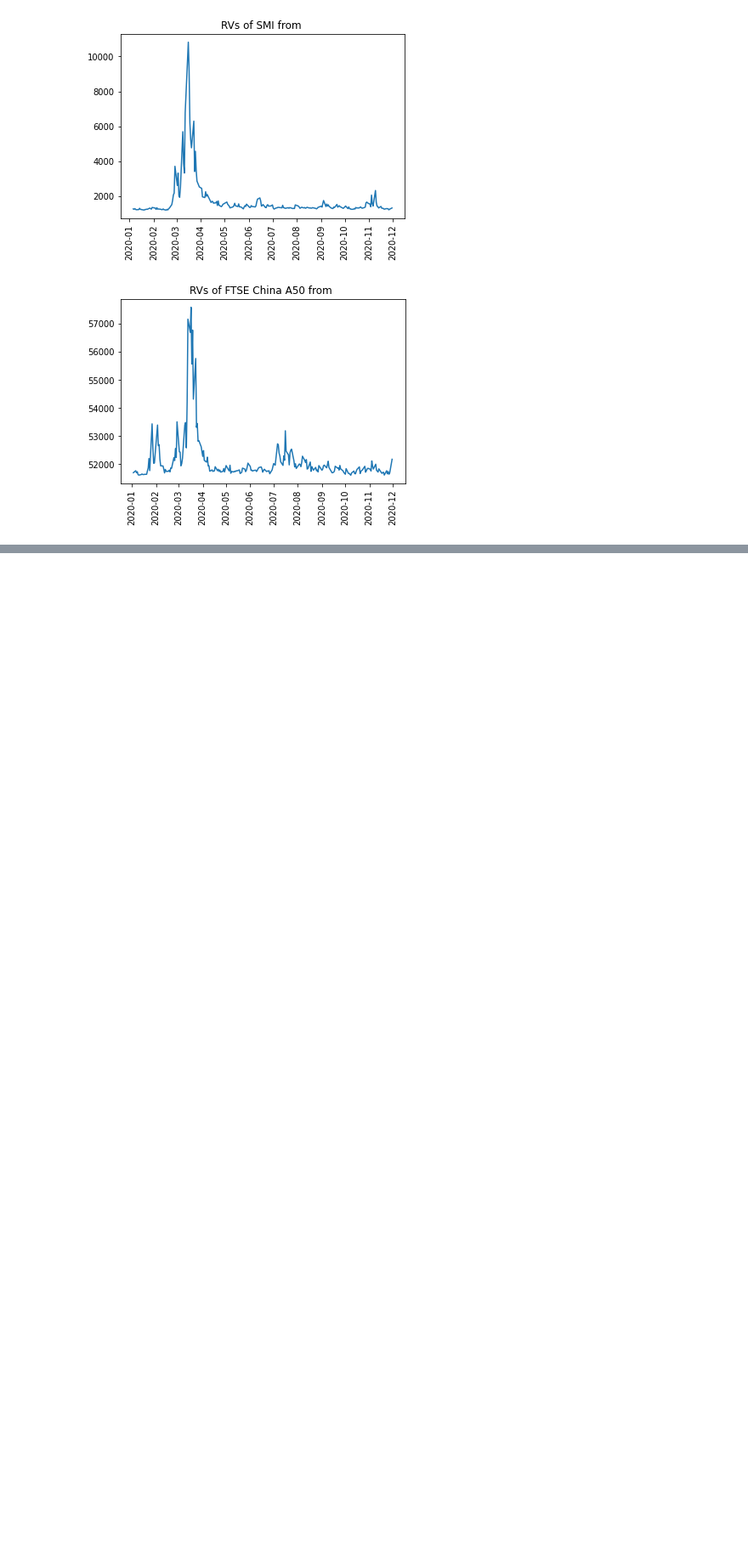
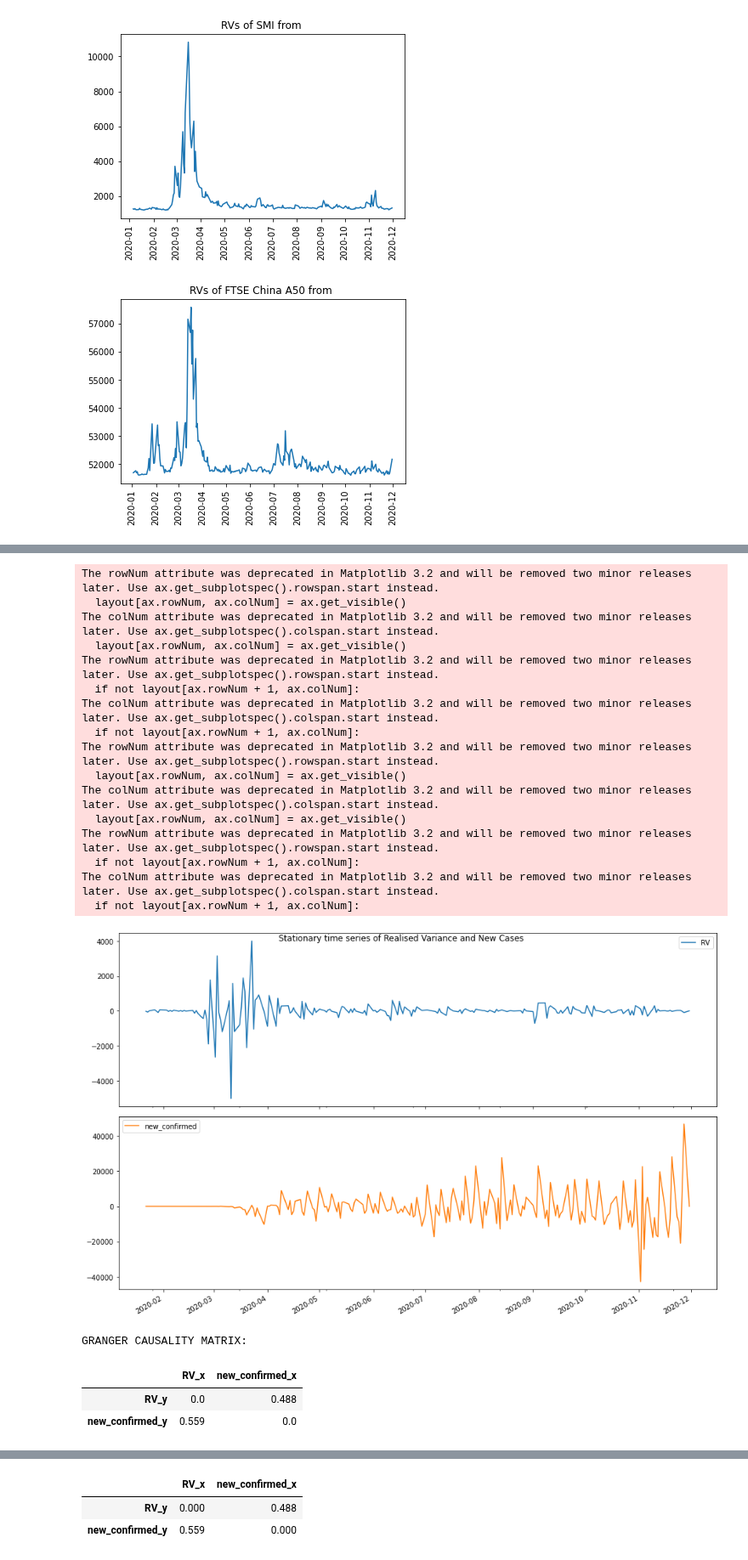
Before and after one commit to anitamezzetti/covid_impact_stocks_volatility, a Jupyter notebook: HienRealisedVarianceByCountry.ipynb, the cells around one changed output, grey strips where cells are left out. Shown at 85% size. Drawn from its saved outputs; the diff is of its cells as text; code cells hidden in the pictures; blank space fills up the shorter version.

```diff
--- a/HienRealisedVarianceByCountry.ipynb
+++ b/HienRealisedVarianceByCountry.ipynb
@@ -84,0 +136,5 @@ dfs["USA"].head(10)
+# %%
+us_merged = pd.merge(us_rvs[["RV"]], dfs["USA"][["new_confirmed"]], how="inner", left_index=True,
+                      right_index=True)
+granger_causality(us_merged, granger_vars, "Realised Variance and New Cases")
+# %% [output]
@@ -84,0 +158,21 @@ dfs["USA"].head(10)
+The rowNum attribute was deprecated in Matplotlib 3.2 and will be removed two minor releases later. Use ax.get_subplotspec().rowspan.start instead.
+  layout[ax.rowNum, ax.colNum] = ax.get_visible()
+The colNum attribute was deprecated in Matplotlib 3.2 and will be removed two minor releases later. Use ax.get_subplotspec().colspan.start instead.
+  layout[ax.rowNum, ax.colNum] = ax.get_visible()
+The rowNum attribute was deprecated in Matplotlib 3.2 and will be removed two minor releases later. Use ax.get_subplotspec().rowspan.start instead.
+  if not layout[ax.rowNum + 1, ax.colNum]:
+The colNum attribute was deprecated in Matplotlib 3.2 and will be removed two minor releases later. Use ax.get_subplotspec().colspan.start instead.
+  if not layout[ax.rowNum + 1, ax.colNum]:
+The rowNum attribute was deprecated in Matplotlib 3.2 and will be removed two minor releases later. Use ax.get_subplotspec().rowspan.start instead.
+  layout[ax.rowNum, ax.colNum] = ax.get_visible()
+The colNum attribute was deprecated in Matplotlib 3.2 and will be removed two minor releases later. Use ax.get_subplotspec().colspan.start instead.
+  layout[ax.rowNum, ax.colNum] = ax.get_visible()
+The rowNum attribute was deprecated in Matplotlib 3.2 and will be removed two minor releases later. Use ax.get_subplotspec().rowspan.start instead.
+  if not layout[ax.rowNum + 1, ax.colNum]:
+The colNum attribute was deprecated in Matplotlib 3.2 and will be removed two minor releases later. Use ax.get_subplotspec().colspan.start instead.
+  if not layout[ax.rowNum + 1, ax.colNum]:
+[figure, added]
+GRANGER CAUSALITY MATRIX:
+|  | RV_x | new_confirmed_x |
+| RV_y | 0.0 | 0.488 |
+| new_confirmed_y | 0.559 | 0.0 |
@@ -84,0 +180,3 @@ dfs["USA"].head(10)
+|  | RV_x | new_confirmed_x |
+| RV_y | 0.000 | 0.488 |
+| new_confirmed_y | 0.559 | 0.000 |
```
Also changed, not shown: parts of 10 cells of this notebook, 4 other files.
